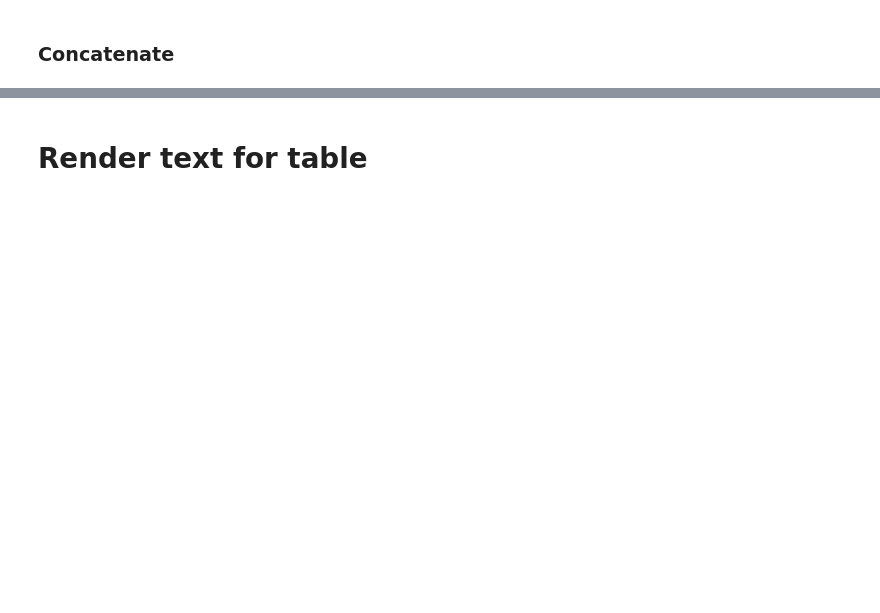
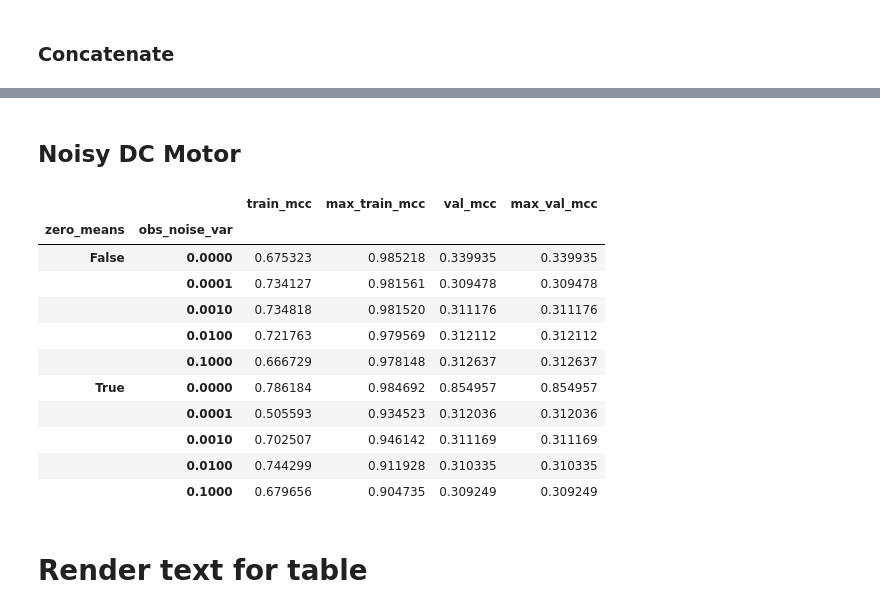
Before and after one commit to rpatrik96/lti-ica, a Jupyter notebook: analysis/figures.ipynb, the cells around one changed output, grey strips where cells are left out. Cells and saved outputs as stored; diff of their text form; code cells hidden in the pictures; blank space fills up the shorter version.

```diff
--- a/analysis/figures.ipynb
+++ b/analysis/figures.ipynb
@@ -116,0 +202,23 @@ min_segment_stats = [stats2string(df) for comp, df in df_min_segment_concat_dict
+# %% [markdown]
+## Noisy DC Motor
+# %%
+SWEEP_ID = "cun199xq"
+sweep = api.sweep(f"{ENTITY}/{PROJECT}/{SWEEP_ID}")
+filename = f"dc_motor_noisy_{SWEEP_ID}"
+df_dc_motor_noisy, _, _, _, _ = sweep2df(sweep.runs, filename, save=True, load=False)
+# %%
+df_dc_motor_noisy.groupby(["zero_means", "obs_noise_var"]).mean()[
+    ["train_mcc", "max_train_mcc", "val_mcc", "max_val_mcc"]]
+# %% [output]
+|  |  | train_mcc | max_train_mcc | val_mcc | max_val_mcc |
+| zero_means | obs_noise_var |  |  |  |  |
+| False | 0.0000 | 0.675323 | 0.985218 | 0.339935 | 0.339935 |
+|  | 0.0001 | 0.734127 | 0.981561 | 0.309478 | 0.309478 |
+|  | 0.0010 | 0.734818 | 0.981520 | 0.311176 | 0.311176 |
+|  | 0.0100 | 0.721763 | 0.979569 | 0.312112 | 0.312112 |
+|  | 0.1000 | 0.666729 | 0.978148 | 0.312637 | 0.312637 |
+| True | 0.0000 | 0.786184 | 0.984692 | 0.854957 | 0.854957 |
+|  | 0.0001 | 0.505593 | 0.934523 | 0.312036 | 0.312036 |
+|  | 0.0010 | 0.702507 | 0.946142 | 0.311169 | 0.311169 |
+|  | 0.0100 | 0.744299 | 0.911928 | 0.310335 | 0.310335 |
+|  | 0.1000 | 0.679656 | 0.904735 | 0.309249 | 0.309249 |
```
Also changed, not shown: parts of 24 cells of this notebook, 1 other file.
